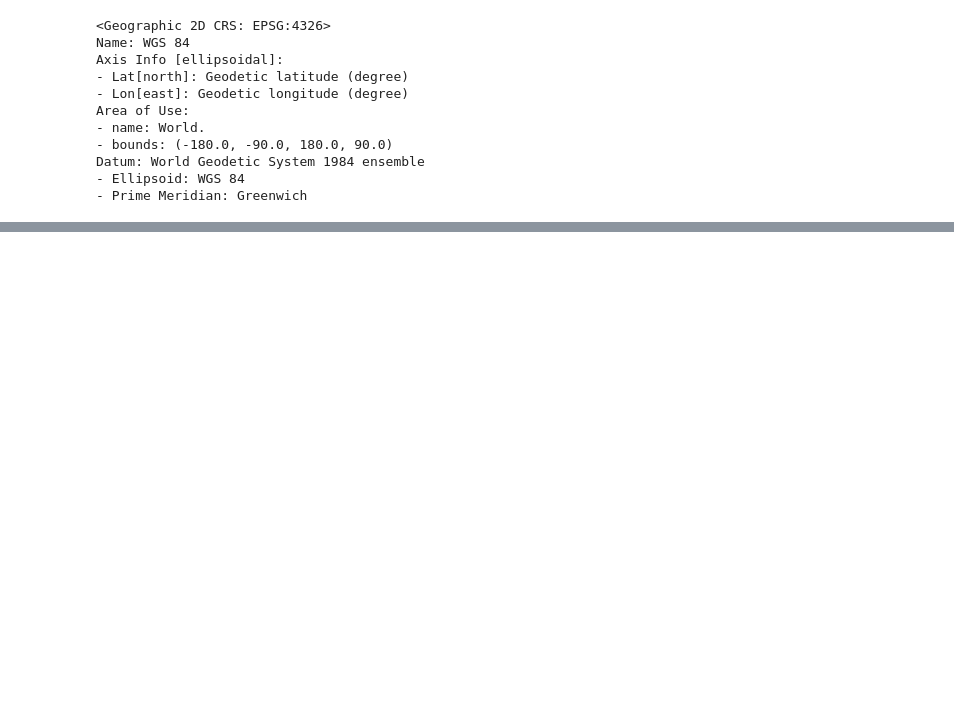
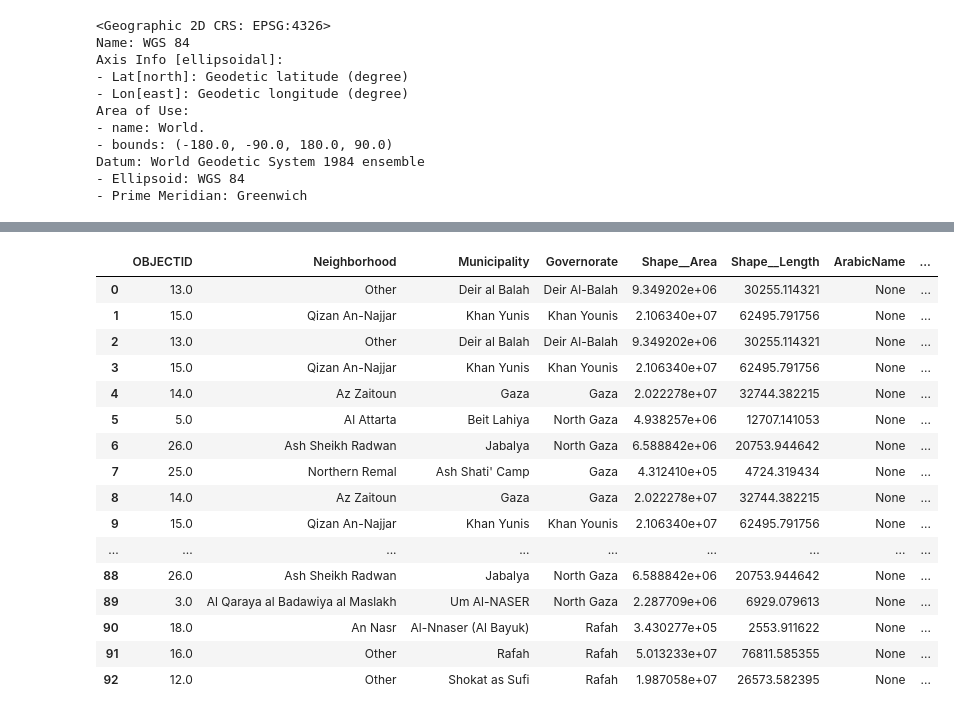
Before and after one commit to josesmoscon/kobotoagol_v01, a Jupyter notebook: fuel_test.ipynb, the cells around one changed output, grey strips where cells are left out. Cells and saved outputs as stored; diff of their text form; code cells hidden in the pictures; blank space fills up the shorter version.

```diff
--- a/fuel_test.ipynb
+++ b/fuel_test.ipynb
@@ -155,3 +154,28 @@ gdf_filtrado.plot()
+# %%
+pd.set_option("display.max_columns", None)  # mostra todas as colunas
+pd.set_option("display.max_rows", None)     # mostra todas as linhas
+pd.set_option("display.width", None)        # evita quebra de linha automática
+pd.set_option("display.max_colwidth", None) # evita truncar valores longos
+# %%
+gdf_filtrado
+# %% [output]
+|  | OBJECTID | Neighborhood | Municipality | Governorate | Shape__Area | Shape__Length | ArabicName | ... |
+| 0 | 13.0 | Other | Deir al Balah | Deir Al-Balah | 9.349202e+06 | 30255.114321 | None | ... |
+| 1 | 15.0 | Qizan An-Najjar | Khan Yunis | Khan Younis | 2.106340e+07 | 62495.791756 | None | ... |
+| 2 | 13.0 | Other | Deir al Balah | Deir Al-Balah | 9.349202e+06 | 30255.114321 | None | ... |
+| 3 | 15.0 | Qizan An-Najjar | Khan Yunis | Khan Younis | 2.106340e+07 | 62495.791756 | None | ... |
+| 4 | 14.0 | Az Zaitoun | Gaza | Gaza | 2.022278e+07 | 32744.382215 | None | ... |
+| 5 | 5.0 | Al Attarta | Beit Lahiya | North Gaza | 4.938257e+06 | 12707.141053 | None | ... |
+| 6 | 26.0 | Ash Sheikh Radwan | Jabalya | North Gaza | 6.588842e+06 | 20753.944642 | None | ... |
+| 7 | 25.0 | Northern Remal | Ash Shati' Camp | Gaza | 4.312410e+05 | 4724.319434 | None | ... |
+| 8 | 14.0 | Az Zaitoun | Gaza | Gaza | 2.022278e+07 | 32744.382215 | None | ... |
+| 9 | 15.0 | Qizan An-Najjar | Khan Yunis | Khan Younis | 2.106340e+07 | 62495.791756 | None | ... |
+| ... | ... | ... | ... | ... | ... | ... | ... | ... |
+| 88 | 26.0 | Ash Sheikh Radwan | Jabalya | North Gaza | 6.588842e+06 | 20753.944642 | None | ... |
+| 89 | 3.0 | Al Qaraya al Badawiya al Maslakh | Um Al-NASER | North Gaza | 2.287709e+06 | 6929.079613 | None | ... |
+| 90 | 18.0 | An Nasr | Al-Nnaser (Al Bayuk) | Rafah | 3.430277e+05 | 2553.911622 | None | ... |
+| 91 | 16.0 | Other | Rafah | Rafah | 5.013233e+07 | 76811.585355 | None | ... |
+| 92 | 12.0 | Other | Shokat as Sufi | Rafah | 1.987058e+07 | 26573.582395 | None | ... |
 # %%
 #Handle columns so they are not modified by arcgis when uploaded
 def makeArcGISfriendly(df):
```
Also changed, not shown: parts of 5 cells of this notebook, 1 other file.
